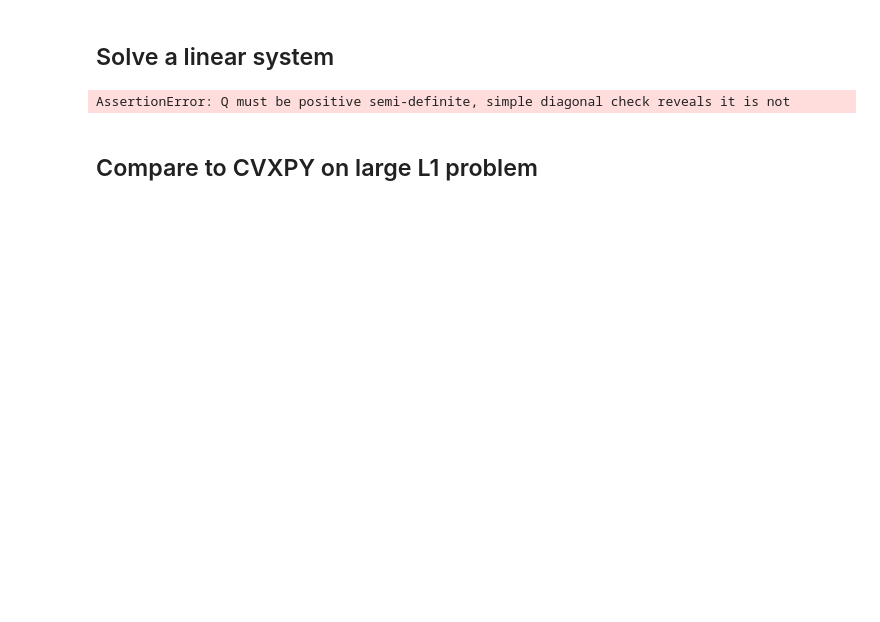
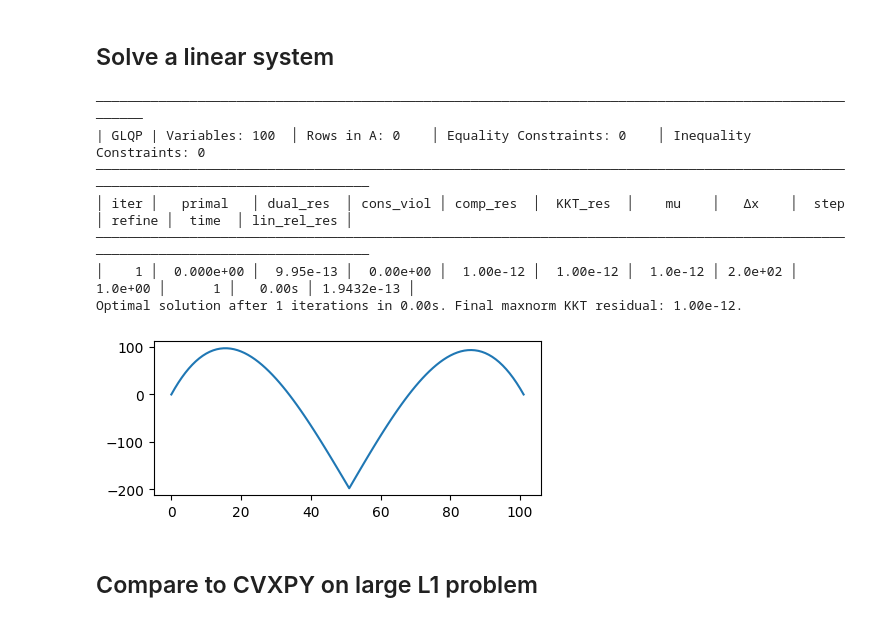
Before and after one commit to AHsu98/glqp, a Jupyter notebook: notebooks/demo.ipynb, the cells around one changed output. Drawn from its saved outputs; the diff is of its cells as text; code cells hidden in the pictures; blank space fills up the shorter version.

Commit message:
reran notebook, fixed condition for diagonal check

```diff
--- a/notebooks/demo.ipynb
+++ b/notebooks/demo.ipynb
@@ -169,17 +169,24 @@ Optimal solution after 13 iterations in 0.12s. Final maxnorm KKT residual: 7.06e
 # %%
 from scipy.sparse.linalg import LaplacianNd
 n = 100
-Q = LaplacianNd((n,),boundary_conditions = 'dirichlet').tosparse()
+Q = -1 * LaplacianNd((n,),boundary_conditions = 'dirichlet').tosparse()
 b = np.abs(np.linspace(-1,1,n))
 b[n//2] -= 25
 problem = GLQP(Q = Q,b = b)
 
 x,results = problem.solve()
 plt.figure(figsize=(5,2))
 plt.plot(np.hstack([0,x,0]))
 plt.show()
 # %% [output]
-AssertionError: Q must be positive semi-definite, simple diagonal check reveals it is not
+──────────────────────────────────────────────────────────────────────────────────────────────────────
+| GLQP | Variables: 100  │ Rows in A: 0    │ Equality Constraints: 0    │ Inequality Constraints: 0
+───────────────────────────────────────────────────────────────────────────────────────────────────────────────────────────────────
+│ iter │   primal   │ dual_res  │ cons_viol │ comp_res  │  KKT_res  │    mu    │   Δx    │  step   │ refine │  time  │ lin_rel_res │
+───────────────────────────────────────────────────────────────────────────────────────────────────────────────────────────────────
+│    1 │  0.000e+00 │  9.95e-13 │  0.00e+00 │  1.00e-12 │  1.00e-12 │  1.0e-12 │ 2.0e+02 │ 1.0e+00 │      1 │   0.00s │ 1.9432e-13 │
+Optimal solution after 1 iterations in 0.00s. Final maxnorm KKT residual: 1.00e-12.
+[figure, added]
 # %% [markdown]
 ## Compare to CVXPY on large L1 problem
 # %%
```
Also changed, not shown: parts of 8 cells of this notebook, 1 other file.
